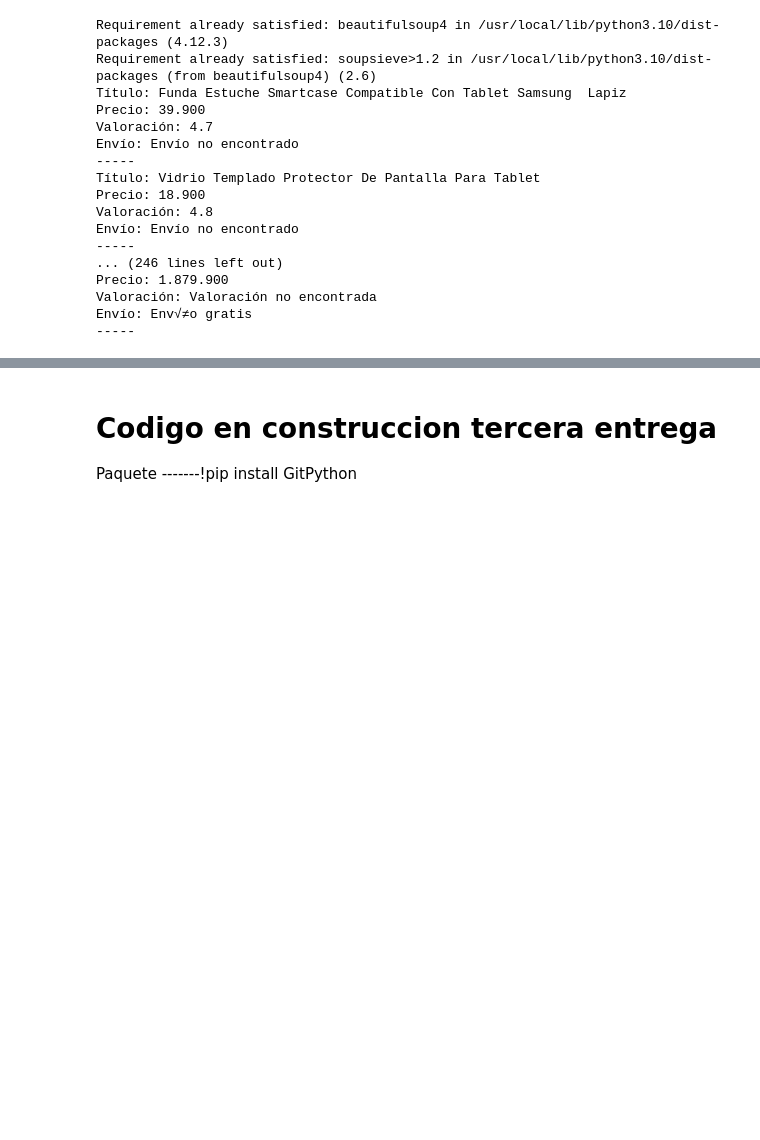
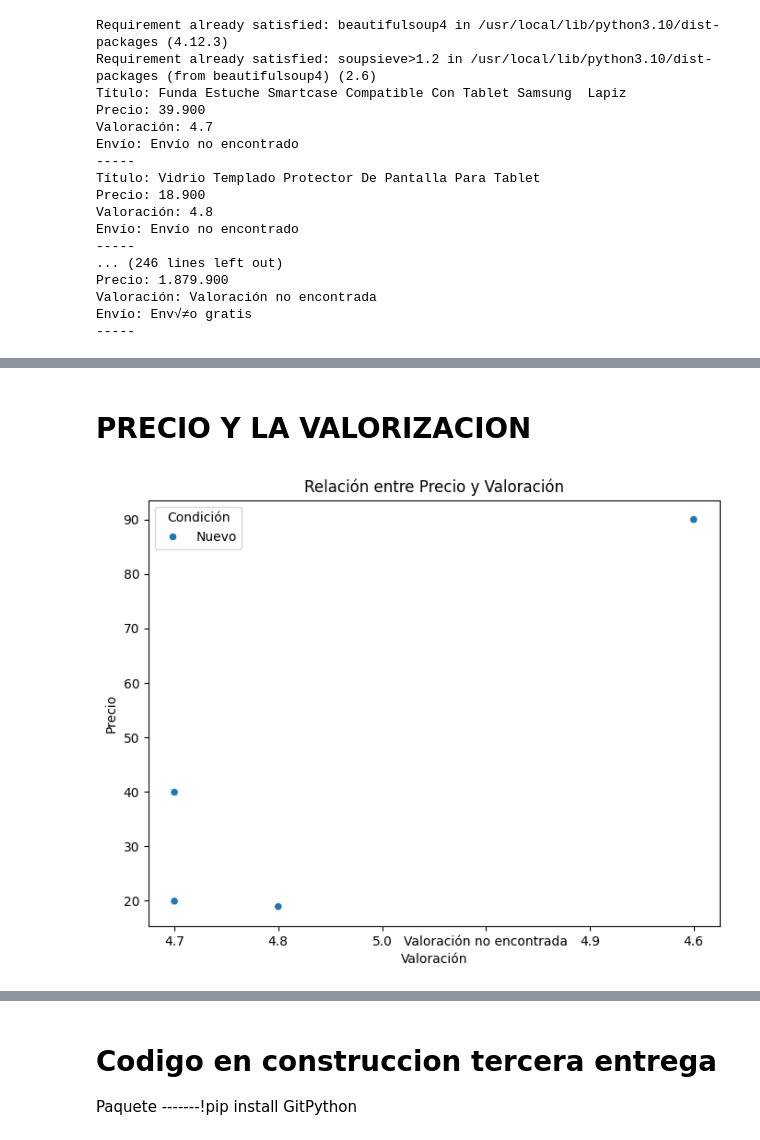
Before and after one commit to jgutier1/CLASE_PRO_ANA_DATOS_8, a Jupyter notebook: S30_Evidencia_de_aprendizaje_2__Optimizando_la_productividad_en_el_mundo_del_software.ipynb, the cells around one changed output, grey strips where cells are left out. Saved outputs shown, nothing was run; the diff lists cells and outputs as text; code cells hidden in the pictures; blank space fills up the shorter version.

```diff
--- a/S30_Evidencia_de_aprendizaje_2__Optimizando_la_productividad_en_el_mundo_del_software.ipynb
+++ b/S30_Evidencia_de_aprendizaje_2__Optimizando_la_productividad_en_el_mundo_del_software.ipynb
@@ -423,0 +520,12 @@ Envío: Env√≠o gratis
+# %% [markdown]
+# **PRECIO Y LA VALORIZACION**
+# %%
+plt.figure(figsize=(8, 6))
+sns.scatterplot(data=df, x='Valoración', y='Precio', hue='Tableta')
+plt.title('Relación entre Precio y Valoración')
+plt.xlabel('Valoración')
+plt.ylabel('Precio')
+plt.legend(title='Condición')
+plt.show()
+# %% [output]
+[figure, added]
```
Also changed, not shown: parts of 18 cells of this notebook.
